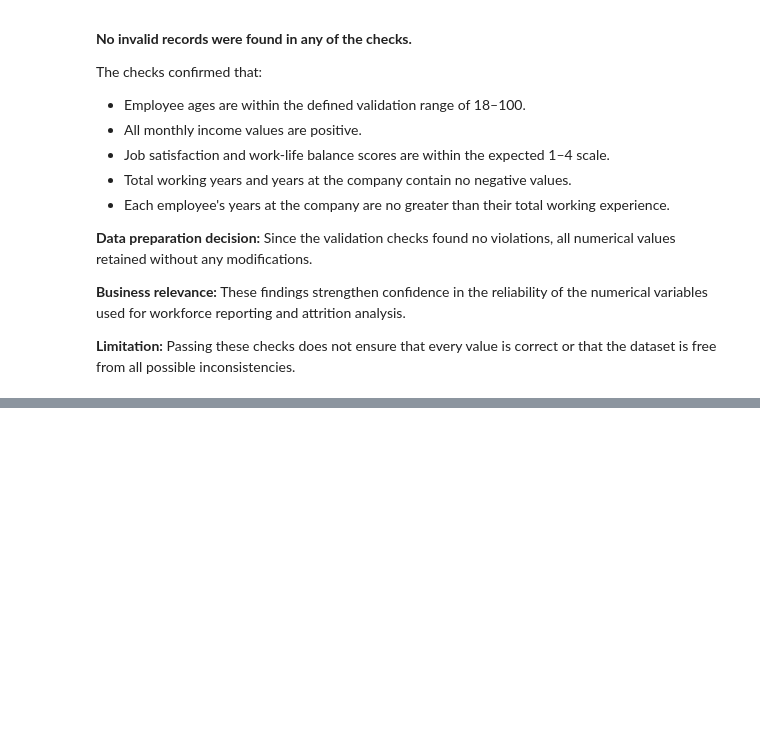
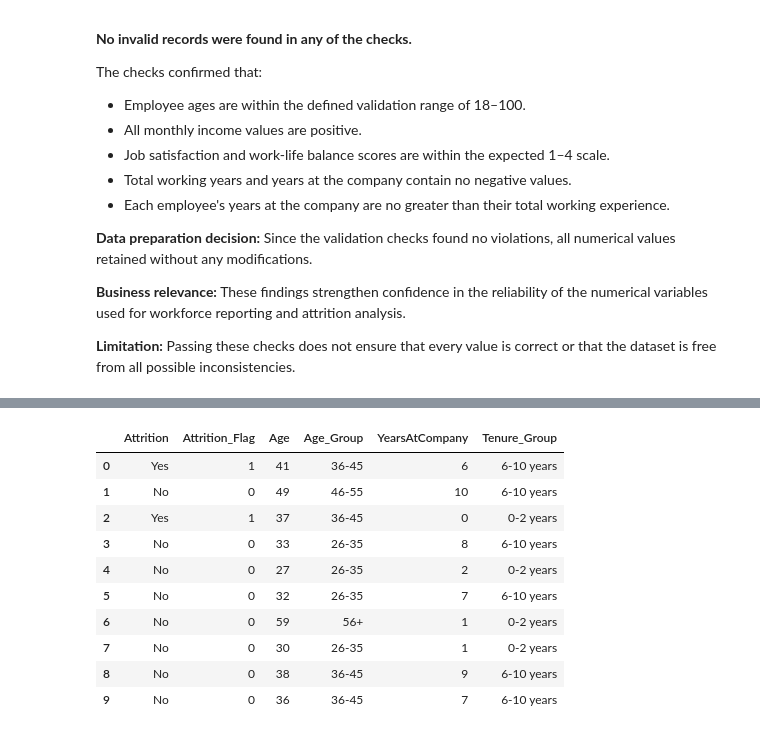
Before and after one commit to Mumtazib01/Employee-Attrition-Analytics, a Jupyter notebook: jupyter_notebooks/01_Data_Preparation_ETL.ipynb, the cells around one changed output, grey strips where cells are left out. Drawn from its saved outputs; the diff is of its cells as text; code cells hidden in the pictures; blank space fills up the shorter version.

Commit message:
feat: engineer and validate attrition age and tenure features

```diff
--- a/jupyter_notebooks/01_Data_Preparation_ETL.ipynb
+++ b/jupyter_notebooks/01_Data_Preparation_ETL.ipynb
@@ -400,0 +417,39 @@ The checks confirmed that:
+# %%
+# Create a binary attrition indicator
+df_clean["Attrition_Flag"] = df_clean["Attrition"].map({
+    "Yes": 1,
+    "No": 0
+})
+
+# Assign employees to age groups
+df_clean["Age_Group"] = pd.cut(
+    df_clean["Age"],
+    bins=[17, 25, 35, 45, 55, float("inf")],
+    labels=["18-25", "26-35", "36-45", "46-55", "56+"]
+)
+
+# Create employee tenure groups
+df_clean["Tenure_Group"] = pd.cut(
+    df_clean["YearsAtCompany"],
+    bins=[-1, 2, 5, 10, 20, float("inf")],
+    labels=["0-2 years", "3-5 years", "6-10 years",
+            "11-20 years", "21+ years"]
+)
+
+# Preview the new columns
+df_clean[
+    ["Attrition", "Attrition_Flag", "Age",
+     "Age_Group", "YearsAtCompany", "Tenure_Group"]
+].head(10)
+# %% [output]
+|  | Attrition | Attrition_Flag | Age | Age_Group | YearsAtCompany | Tenure_Group |
+| 0 | Yes | 1 | 41 | 36-45 | 6 | 6-10 years |
+| 1 | No | 0 | 49 | 46-55 | 10 | 6-10 years |
+| 2 | Yes | 1 | 37 | 36-45 | 0 | 0-2 years |
+| 3 | No | 0 | 33 | 26-35 | 8 | 6-10 years |
+| 4 | No | 0 | 27 | 26-35 | 2 | 0-2 years |
+| 5 | No | 0 | 32 | 26-35 | 7 | 6-10 years |
+| 6 | No | 0 | 59 | 56+ | 1 | 0-2 years |
+| 7 | No | 0 | 30 | 26-35 | 1 | 0-2 years |
+| 8 | No | 0 | 38 | 36-45 | 9 | 6-10 years |
+| 9 | No | 0 | 36 | 36-45 | 7 | 6-10 years |
```
Also changed, not shown: parts of 4 cells of this notebook.
